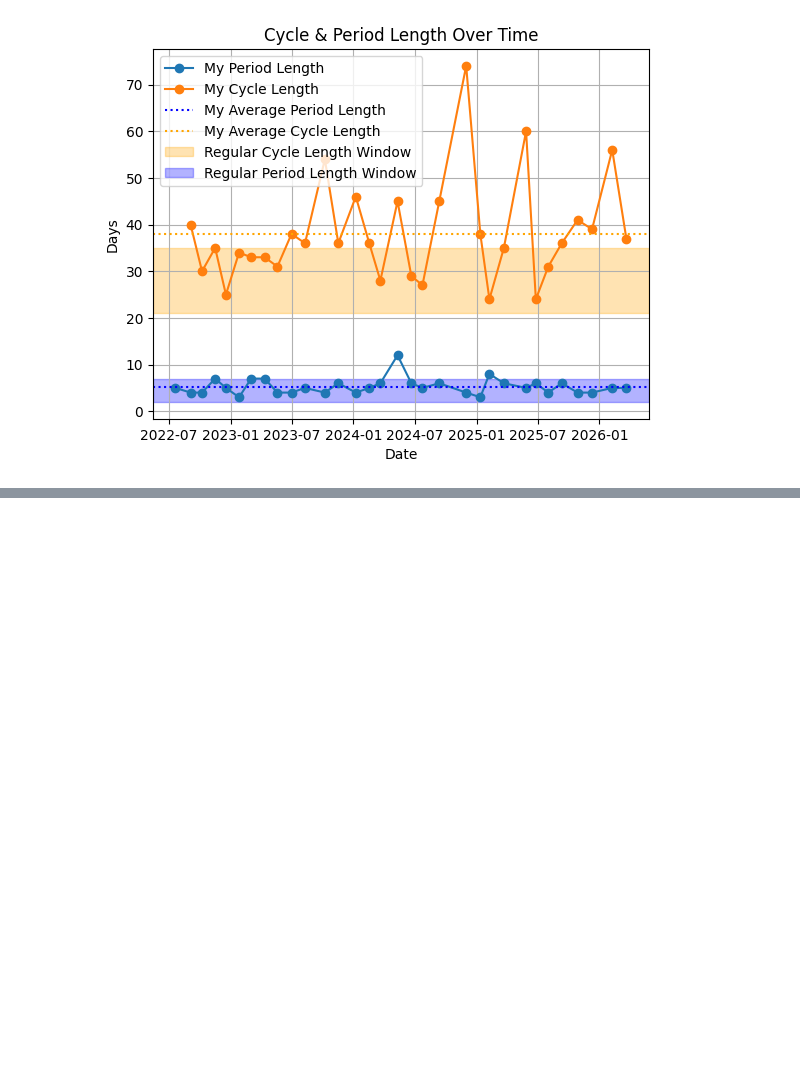
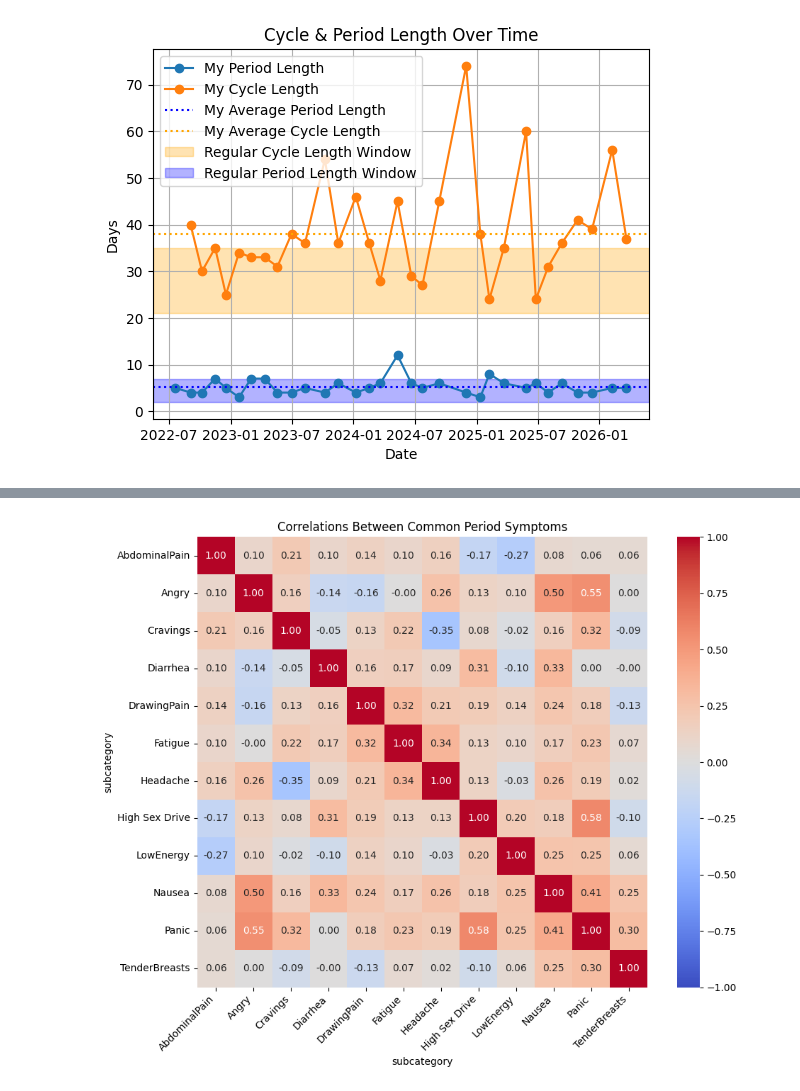
Before and after one commit to yinimini/Menstrual-Symptoms-Analysis-, a Jupyter notebook: explore/extract_explore_test.ipynb, the cells around one changed output, grey strips where cells are left out. Drawn from its saved outputs; the diff is of its cells as text; code cells hidden in the pictures; blank space fills up the shorter version.

```diff
--- a/explore/extract_explore_test.ipynb
+++ b/explore/extract_explore_test.ipynb
@@ -298,3 +307,47 @@ plt.show()
+# %%
+# -------------- TOP 15 symptoms correaltion visualization --------------
+# -------------- Math: symptom_corr = symptom_matrix.corr() ------------
+
+import seaborn as sns
+
+period_data = df_symptoms_joined[df_symptoms_joined["cycle_id"].notna()].copy()
+
+top_symptoms = period_data["subcategory"].value_counts().head(12).index
+
+filtered_data = period_data[
+    period_data["subcategory"].isin(top_symptoms)
+]
+
+# One row per cycle, one column per symptom
+symptom_matrix = pd.crosstab(
+    filtered_data["cycle_id"],
+    filtered_data["subcategory"]
+).clip(upper=1)
+
+# Correlation matrix
+symptom_corr = symptom_matrix.corr()
+
+# Plot
+plt.figure(figsize=(10, 8))
+sns.heatmap(
+    symptom_corr,
+    cmap="coolwarm",
+    vmin=-1,
+    vmax=1,
+    center=0,
+    annot=True,
+    fmt=".2f",
+    square=True
+)
+
+plt.title("Correlations Between Common Period Symptoms")
+plt.xticks(rotation=45, ha="right")
+plt.yticks(rotation=0)
+plt.tight_layout()
+plt.show()
+plt.savefig("../plots/symptom_correlations.png")
+# %% [output]
+[figure, added]
 # %%
 # Analysis checklist:
 
```
Also changed, not shown: parts of 3 cells of this notebook, 2 other files.
